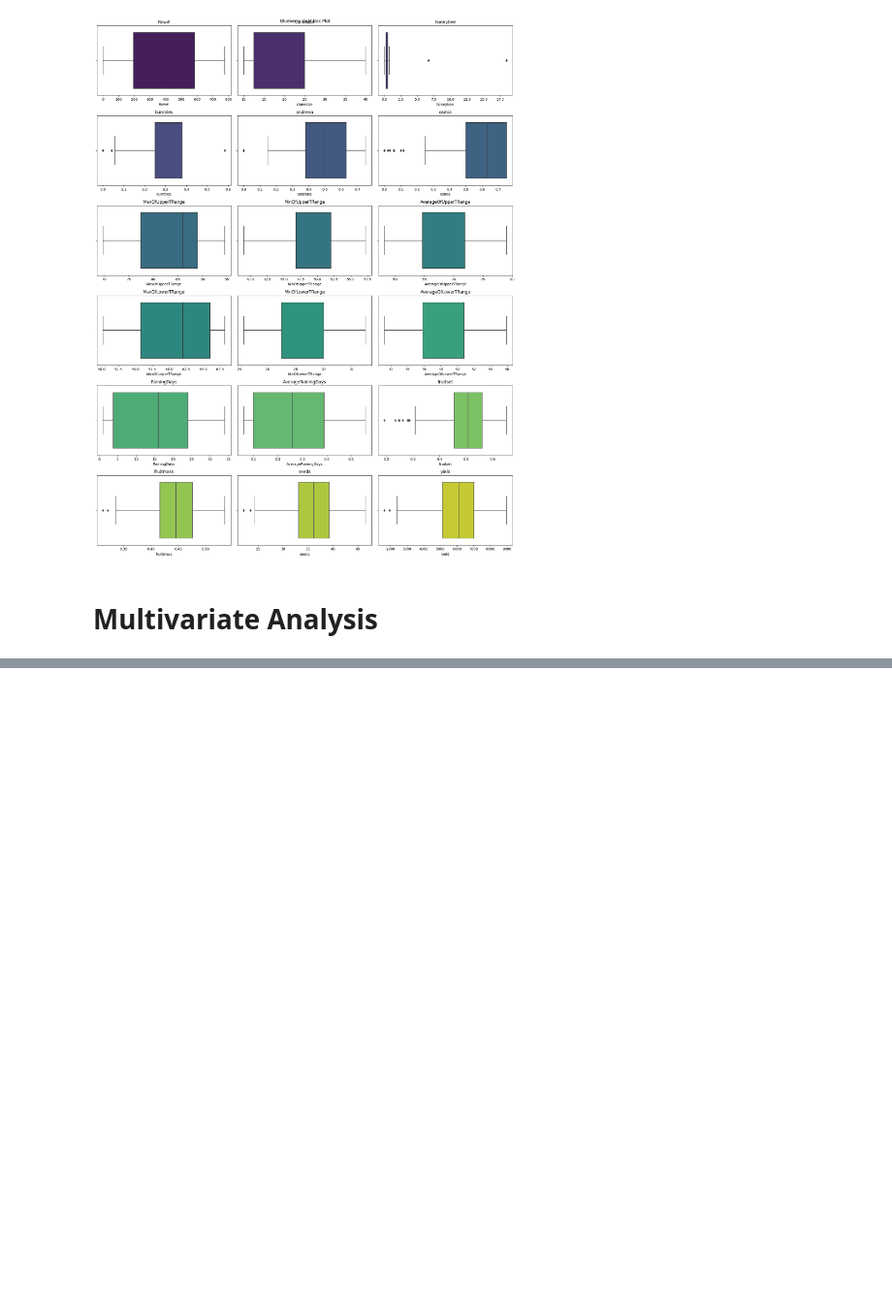
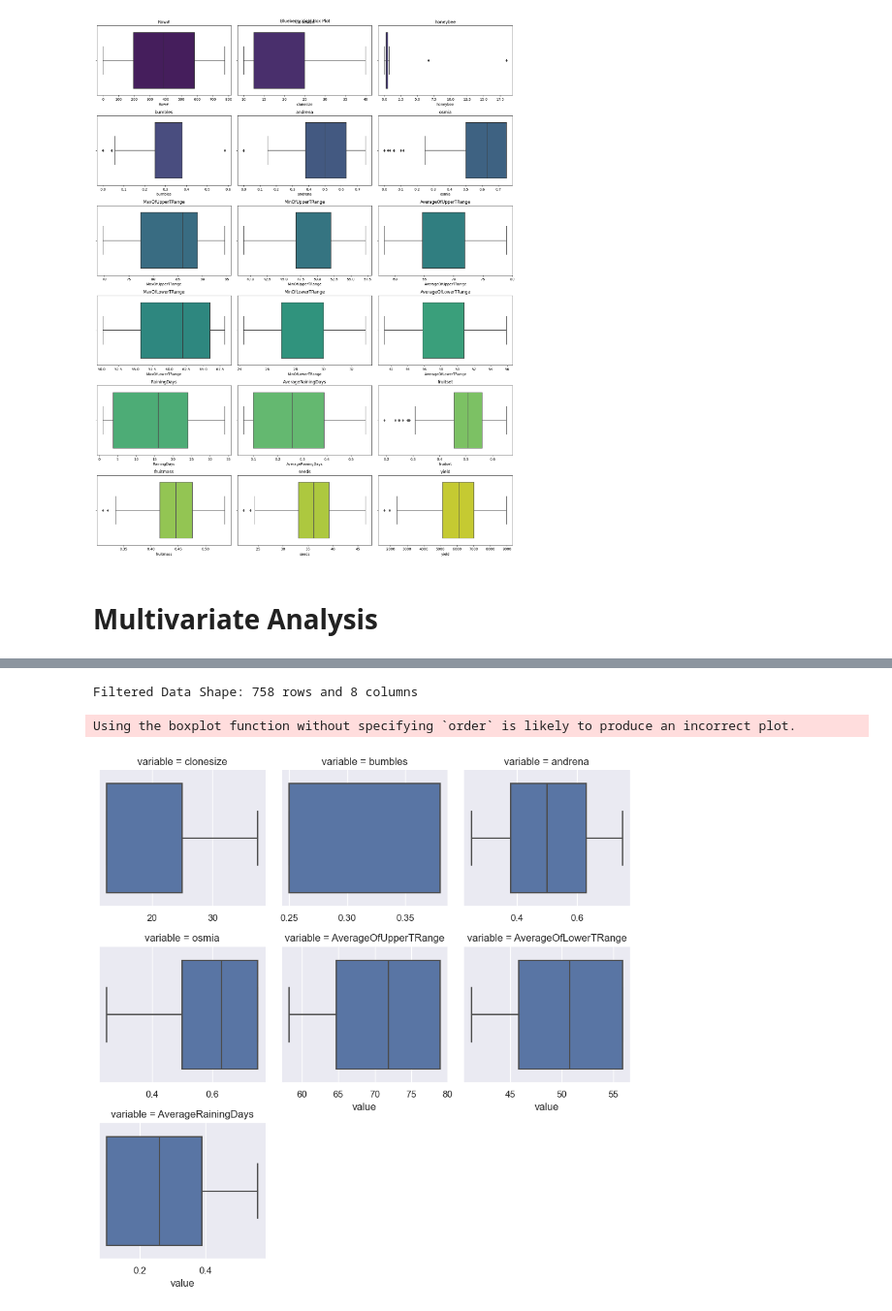
Before and after one commit to tushar2704/Wild_Blueberry_Yield_Prediction, a Jupyter notebook: src/notebooks/Wild Blueberry Yield Prediction.ipynb, the cells around one changed output, grey strips where cells are left out. Shown at 97% size. Saved outputs shown, nothing was run; the diff lists cells and outputs as text; code cells hidden in the pictures; blank space fills up the shorter version.

```diff
--- a/src/notebooks/Wild Blueberry Yield Prediction.ipynb
+++ b/src/notebooks/Wild Blueberry Yield Prediction.ipynb
@@ -252,0 +281,4 @@ plt.show()
+# %%
+#Dropping columns
+bbry_data_process = berry_data.drop(columns=['Row#', 'MaxOfUpperTRange', 'MinOfUpperTRange', 'MaxOfLowerTRange', 'MinOfLowerTRange', 'RainingDays', 'honeybee', "fruitset", "fruitmass", "seeds"])
+bbry_data_process
@@ -252,0 +333,28 @@ plt.show()
+# %%
+#Outlier detection and removal
+Q1 = bbry_data_process.quantile(0.25)
+Q3 = bbry_data_process.quantile(0.75)
+IQR = Q3 - Q1
+
+# Filter out rows with outliers
+outlier_filter = ~((bbry_data_process < (Q1 - 1.5 * IQR)) | (bbry_data_process > (Q3 + 1.5 * IQR))).any(axis=1)
+bbry_data_iqr = bbry_data_process[outlier_filter]
+
+# Get the shape of the filtered data
+rows, columns = bbry_data_iqr.shape
+
+# Print the shape
+print("Filtered Data Shape:", rows, "rows and", columns, "columns")
+# %% [output]
+Filtered Data Shape: 758 rows and 8 columns
+# %%
+#Data transformation and Visual
+unpivot = pd.melt(bbry_data_iqr, bbry_data_iqr.describe().columns[-1], bbry_data_iqr.describe().columns[:-1])
+
+g = sns.FacetGrid(unpivot, col="variable", col_wrap=3, sharex=False, sharey=False)
+g.map(sns.boxplot, "value")
+
+plt.show()
+# %% [output]
+Using the boxplot function without specifying `order` is likely to produce an incorrect plot.
+[figure, added]
```
Also changed, not shown: parts of 31 cells of this notebook, 2 other files.
